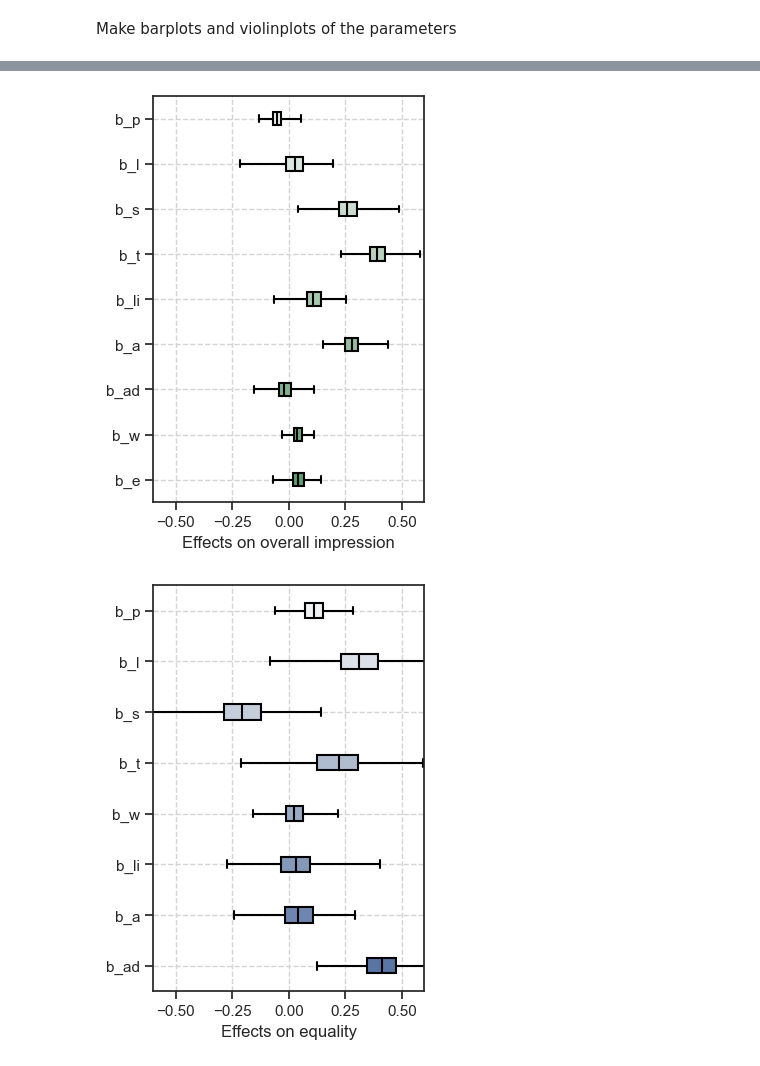
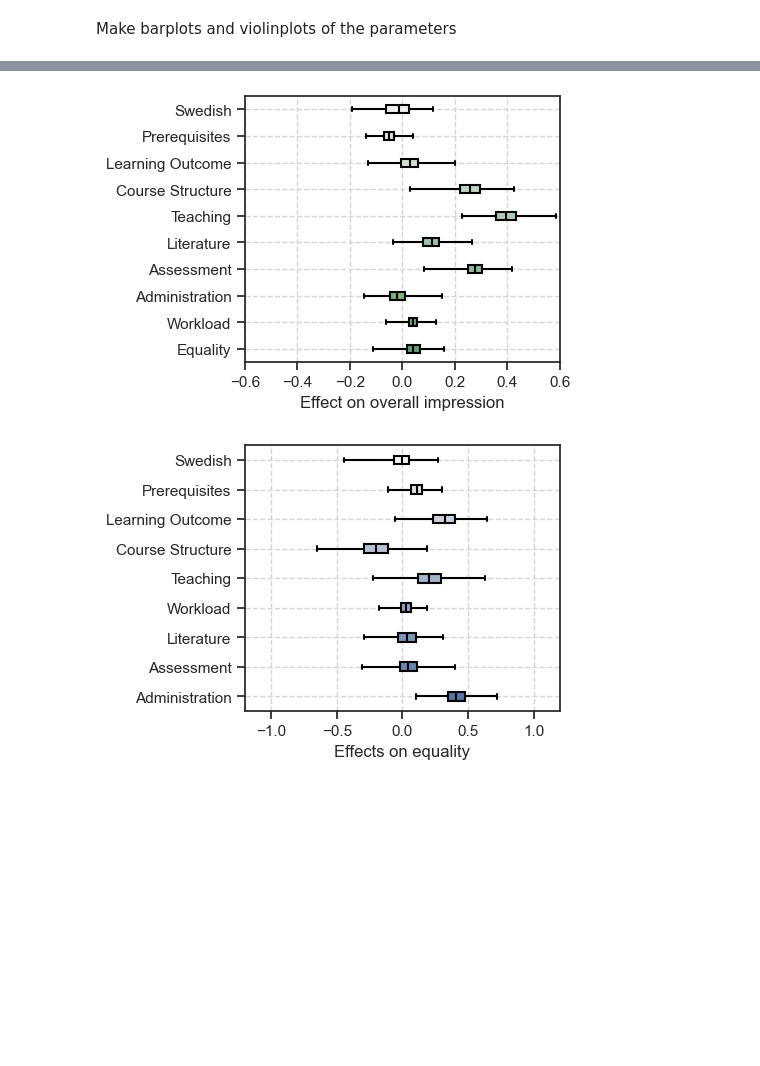
Before and after one commit to martinheyn/causal_course_eval, a Jupyter notebook: module_4_plotting.ipynb, the cells around one changed output, grey strips where cells are left out. Cells and saved outputs as stored; diff of their text form; code cells hidden in the pictures; blank space fills up the shorter version.

Commit message:
work on general models

```diff
--- a/module_4_plotting.ipynb
+++ b/module_4_plotting.ipynb
@@ -36,18 +36,2 @@ data_mequality_new = r_in.import_rdata('data_mequality_new',1,'mteach_new')
 # %% [markdown]
 Make barplots and violinplots of the parameters
-# %%
-custom = {"grid.linestyle": "dashed", "grid.color": "lightgrey"}
-sns.set_theme(style="ticks", rc = custom)
-palette = sns.color_palette("mako")
-
-# Create a dataframe with a_C values
-data_b_t = pd.concat([model_mrq1a[['b_t','model']],
-                      model_mrq1b[['b_t','model']]],
-                     ignore_index=True)
-
-total_palette = sns.color_palette("light:b")
-# Create a palette dictionary matching the model names in the data
-palette = [total_palette[0], total_palette[4]]
-
-# Plot values
-ploto.plot_pretty_boxplot(data_b_t, "b_t", "b_t_real", -1, 1, 'Effect of quality of teaching \n on perceived workload', palette)
@@ -76,29 +58,29 @@ def plot_pretty_boxplot_multivar(dataframe, filename, xdown, xup, label, palette
       ax.set_xlim(xdown, xup)
 
       plt.grid("True")
-      plt.subplots_adjust(bottom=0.3)
+      plt.subplots_adjust(bottom=0.1, left=0)
       plt.xlabel(label)
       plt.savefig(filename + '.pdf', format='pdf')
 # %%
 custom = {"grid.linestyle": "dashed", "grid.color": "lightgrey"}
 sns.set_theme(style="ticks", rc = custom)
 
-model_m1_subset = model_m1.drop(columns=["a", "sigma", "model"])
-#model_m1_subset.columns = ["Swedish", "Prerequisites", "Learning Outcome", "Course Structure", "Teaching", "Literature", "Assessment", "Administration", "Workload", "Inequality"]
-plot_pretty_boxplot_multivar(model_m1_subset, "mrq1a", -0.6, 0.6, 'Effects on overall impression', "light:g")
+model_m1_subset = model_m1.drop(columns=["sigma", "model"])
+model_m1_subset.columns = ["Swedish", "Prerequisites", "Learning Outcome", "Course Structure", "Teaching", "Literature", "Assessment", "Administration", "Workload", "Equality"]
+plot_pretty_boxplot_multivar(model_m1_subset, "m1", -0.6, 0.6, 'Effect on overall impression', "light:g")
 
-model_mequality_new_subset = model_mequality_new.drop(columns=["a_0", "sigma", "model"])
-#model_m1_subset.columns = ["Swedish", "Prerequisites", "Learning Outcome", "Course Structure", "Teaching", "Literature", "Assessment", "Administration", "Workload", "Inequality"]
-plot_pretty_boxplot_multivar(model_mequality_new_subset, "mteach", -0.6, 0.6, 'Effects on equality', "light:b")
+model_mequality_new_subset = model_mequality_new.drop(columns=["sigma", "model"])
+model_mequality_new_subset.columns = ["Swedish", "Prerequisites", "Learning Outcome", "Course Structure", "Teaching", "Workload", "Literature", "Assessment", "Administration"]
+plot_pretty_boxplot_multivar(model_mequality_new_subset, "mequality_new", -1.2, 1.2, 'Effects on equality', "light:b")
 
-model_mrq1a_subset = model_mrq1a.drop(columns=["a_0", "sigma", "model"])
-#model_mrq1a_subset.columns = ["Prerequisites", "Learning Outcome", "Course Structure", "Teaching", "Literature", "Assessment", "Administration", "Inequality"]
-plot_pretty_boxplot_multivar(model_mrq1a_subset, "mrq1a", -1.5, 1.5, 'Effects on perceived workload', "light:b")
+model_mwork_subset = model_mwork.drop(columns=["sigma", "model"])
+#model_mrq1b_subset = model_mrq1b_subset.iloc[:, :9]
+model_mwork_subset.columns = ["Swedish", "Prerequisites", "Learning Outcome", "Course Structure", "Teaching", "Literature", "Assessment", "Administration", "Equality"]
+plot_pretty_boxplot_multivar(model_mwork_subset, "mwork", -1.2, 1.2, 'Effects on perceived workload', "light:y")
 
-model_mrq1b_subset = model_mrq1b.drop(columns=["a_0", "a_o", "sigma", "tau", "model"])
-model_mrq1b_subset = model_mrq1b_subset.iloc[:, :9]
-#model_mrq1b_subset.columns = ["Prerequisites", "Learning Outcome", "Course Structure", "Teaching", "Literature", "Assessment", "Administration", "Inequality", "Overall Impression"]
-plot_pretty_boxplot_multivar(model_mrq1b_subset, "mrq1b", -1.5, 1.5, 'Effects on perceived workload', "light:y")
+model_mteach_subset = model_mteach.drop(columns=["sigma", "model"])
+model_mteach_subset.columns = ["Swedish", "Prerequisites", "Learning Outcome", "Course Structure", "Literature", "Assessment", "Administration", "Workload", "Equality"]
+plot_pretty_boxplot_multivar(model_mteach_subset, "mteach", -1.2, 1.2, 'Effects on teaching', "light:r")
 # %% [output]
-[figure, old version]
+[figure, new version]
-[figure, old version]
+[figure, new version]
```
Also changed, not shown: parts of 5 cells of this notebook, 9 other files.
